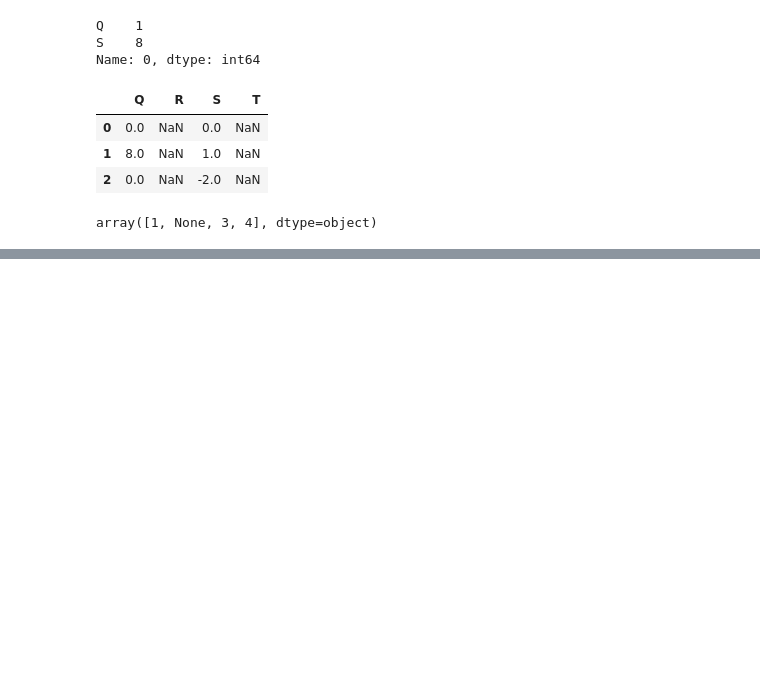
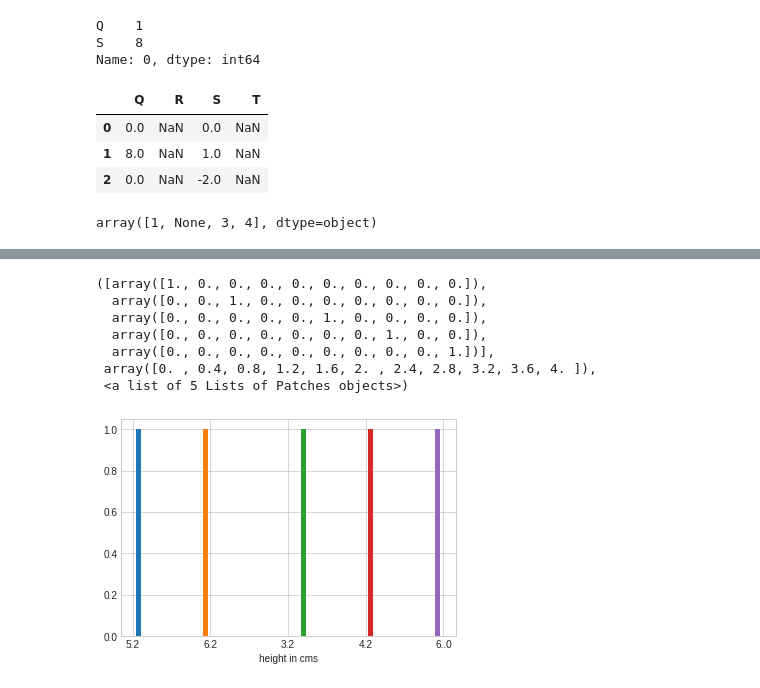
Before and after one commit to MrudulaBharadwaj/Internship, a Jupyter notebook: Pandas.ipynb, the cells around one changed output, grey strips where cells are left out. Saved outputs shown, nothing was run; the diff lists cells and outputs as text; code cells hidden in the pictures; blank space fills up the shorter version.

```diff
--- a/Pandas.ipynb
+++ b/Pandas.ipynb
@@ -646,0 +658,19 @@ array([1, None, 3, 4], dtype=object)
+# %%
+#execise
+import pandas as pd
+pop=pd.read_csv('student.csv')
+%matplotlib inline
+import numpy as np
+import matplotlib.pyplot as plt
+plt.style.use('seaborn-whitegrid')
+plt.xlabel('height in cms')
+plt.hist(pop['height'])
+# %% [output]
+([array([1., 0., 0., 0., 0., 0., 0., 0., 0., 0.]),
+  array([0., 0., 1., 0., 0., 0., 0., 0., 0., 0.]),
+  array([0., 0., 0., 0., 0., 1., 0., 0., 0., 0.]),
+  array([0., 0., 0., 0., 0., 0., 0., 1., 0., 0.]),
+  array([0., 0., 0., 0., 0., 0., 0., 0., 0., 1.])],
+ array([0. , 0.4, 0.8, 1.2, 1.6, 2. , 2.4, 2.8, 3.2, 3.6, 4. ]),
+ <a list of 5 Lists of Patches objects>)
+[figure, added]
```
Also changed, not shown: parts of 8 cells of this notebook.
